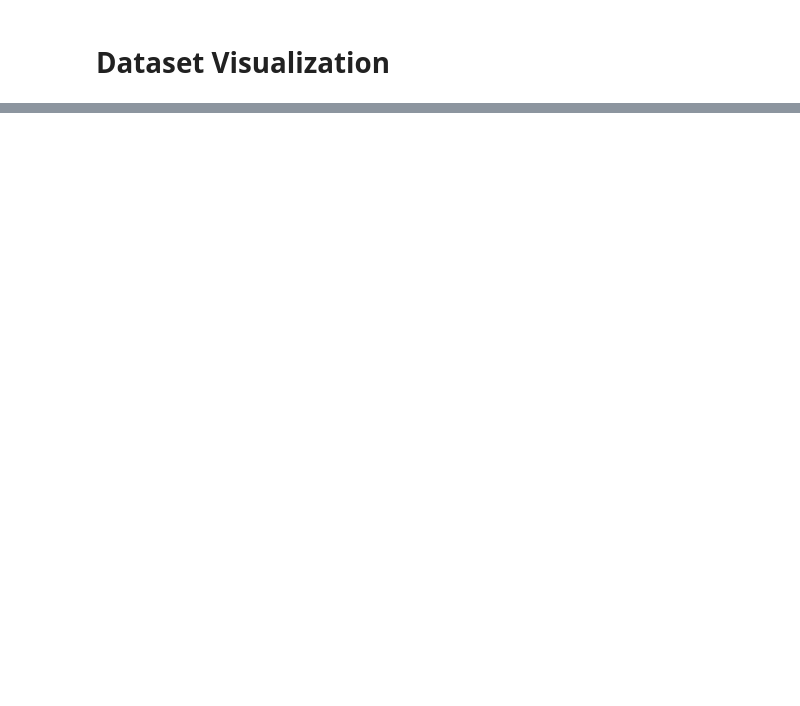
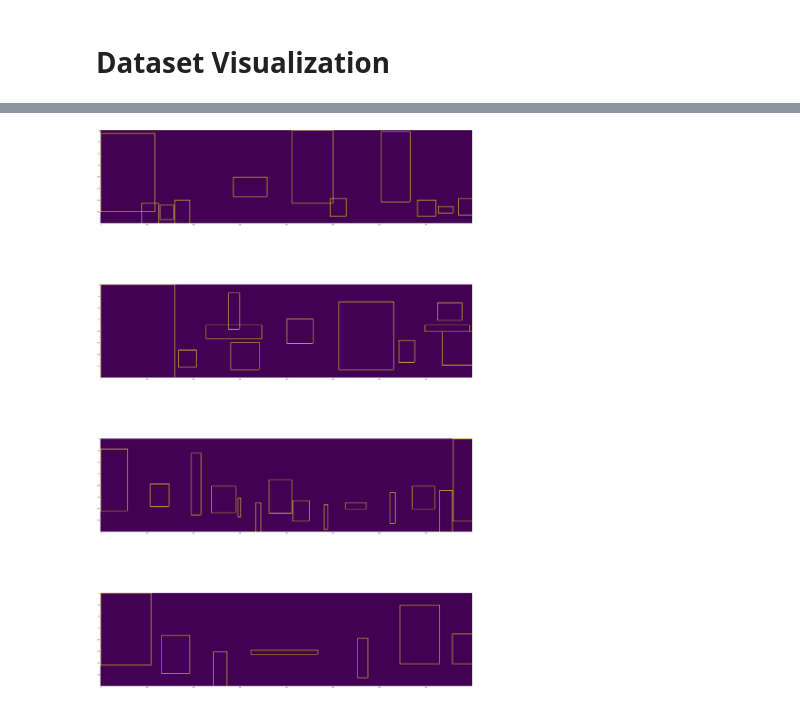
Before and after one commit to TNodeCode/cv-symbol-extraction, a Jupyter notebook: Dataset Visualization.ipynb, the cells around one changed output, grey strips where cells are left out. Cells and saved outputs as stored; diff of their text form; code cells hidden in the pictures; blank space fills up the shorter version.

Commit message:
Added Latex parser and loader for real data

```diff
--- a/Dataset Visualization.ipynb
+++ b/Dataset Visualization.ipynb
@@ -9,5 +13,5 @@ from seqgen.datasets.sequences import *
 # %%
-batch_size=32
+batch_size=4
 max_length=50
 img_width=800
 img_height=200
@@ -40,0 +65,6 @@ for i in range(batch_size):
+# %%
+from seqgen.datasets.realdata import RealSequencesDataset
+dataset = RealSequencesDataset(vocab_in=vocab_out, vocab_out=vocab_out, max_length=50, batch_size=10)
+
+input_seqs, coordinates, target_seqs = dataset.__getitem__(0)
+input_seqs[0].shape, coordinates[0].shape, target_seqs[0].shape
@@ -40,0 +93,3 @@ for i in range(batch_size):
+# %%
+coords = np.array(normalize_coordinates(np.array([coordinates[0][0:11]]), contains_class=False)).squeeze()
+coords[0:11]
@@ -40,0 +108,12 @@ for i in range(batch_size):
+# %%
+fig, ax = plt.subplots(batch_size, figsize=(50, 80))
+
+for i in range(batch_size):
+    coords = coordinates[i]
+    coords = np.array(normalize_coordinates(np.array([coords]), contains_class=False)).squeeze()
+    coords[:, [0,2]] *= img_width
+    coords[:, [1,3]] *= img_height
+    coords = torch.tensor(coords)
+    ax[i].imshow(create_img_array_from_coordinates(coords).numpy())
+# %% [output]
+[figure, added]
```
Also changed, not shown: parts of 6 cells of this notebook, 14 other files.
